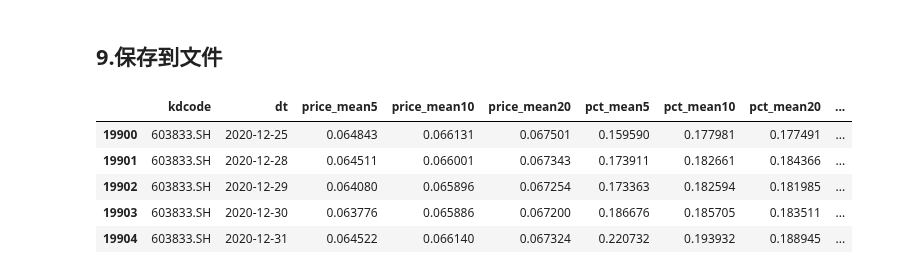
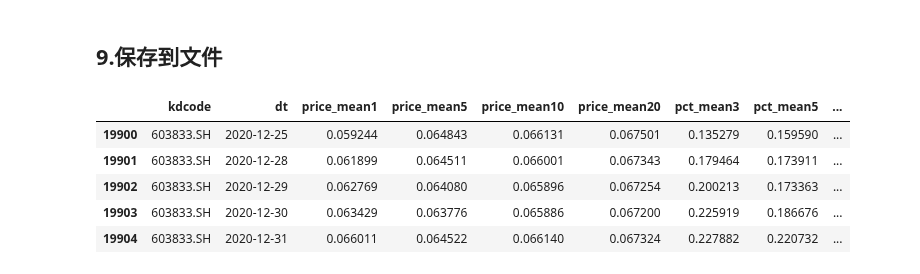
Before and after one commit to OreNoo/KandianPro, a Jupyter notebook: FinancialDataAnalysis/StockDataProcess.ipynb, the cells around one changed output. Saved outputs shown, nothing was run; the diff lists cells and outputs as text; code cells hidden in the pictures.

```diff
--- a/FinancialDataAnalysis/StockDataProcess.ipynb
+++ b/FinancialDataAnalysis/StockDataProcess.ipynb
@@ -22,15 +22,14 @@ def spider_for_hs300():
         }
         data = requests.get(url, params=key_dict)
         res=data.text
-        for i in range(len(res)):
-            if((i>0)&(res[i-1]=='"')&(res[i]>='0')&(res[i]<='9')):
-                cnt=0
-                ans=""
-                while(cnt<6):
-                    ans=ans+res[i]
-                    cnt+=1
-                    i+=1
-                hs300.append(ans)
+        res = res[42:-1]
+        List = eval(res)
+        for i in range(len(List)):
+            List[i] = List[i].split(',')
+
+        for i in range(len(List)):
+            hs300.append(List[i][0])
+
         page+=1
     return hs300
 
@@ -149,7 +148,7 @@ $$
 day日均价 = \frac{\sum_{i = 1}^{day}当天成交金额(turnover)}{\sum_{i = 1}^{day}当天成交量(volume)}
 $$
 # %%
-sizes = [5, 10, 20]
+sizes = [1, 5, 10, 20]
 
 for t, size in enumerate(sizes):
     exec("meanList%s = []" % t)
@@ -164,9 +163,10 @@ for t, size in enumerate(sizes):
                 mean_res = turnover[index - size + 1:index + 1].sum() / volume[index - size + 1:index + 1].sum()
             exec("meanList%s.append(%s)" % (t, mean_res))
 
-df['price_mean5'] = meanList0
-df['price_mean10'] = meanList1
-df['price_mean20'] = meanList2
+df['price_mean1'] = meanList0
+df['price_mean5'] = meanList1
+df['price_mean10'] = meanList2
+df['price_mean20'] = meanList3
 # %%
 print(df.shape)
 # trainDf.head()
@@ -186,7 +186,7 @@ $$
 n天平均涨跌幅 = \frac{\sum_{i = 1}^n{涨跌幅}}{n}
 $$
 # %%
-sizes = [5, 10, 20]
+sizes = [3, 5, 10]
 
 for t, size in enumerate(sizes):
     exec("meanList%s = []" % t)
@@ -200,9 +200,9 @@ for t, size in enumerate(sizes):
                 mean_res = pct[index - size + 1:index + 1].sum() / size
             exec("meanList%s.append(%s)" % (t, mean_res))
 
-df['pct_mean5'] = meanList0
-df['pct_mean10'] = meanList1
-df['pct_mean20'] = meanList2
+df['pct_mean3'] = meanList0
+df['pct_mean5'] = meanList1
+df['pct_mean10'] = meanList2
 # %%
 print(df.shape)
 # trainDf.head()
@@ -356,20 +360,20 @@ trainDf = pd.DataFrame(trainSet, columns=df.columns)
 ## 9.保存到文件
 # %%
 # 把收盘价放到最后以便于后续操作
-order = ['kdcode', 'dt', 'price_mean5', 'price_mean10', 'price_mean20', 'pct_mean5', 'pct_mean10', 'pct_mean20',
+order = ['kdcode', 'dt', 'price_mean1', 'price_mean5', 'price_mean10', 'price_mean20', 'pct_mean3', 'pct_mean5', 'pct_mean10',
          'close_mean5', 'close_mean10', 'close_mean20', 'adj_close', 'label']
 trainData_df = trainDf[order]
 testData_df = testDf[order]
 
 # trainData_df.tail()
 testData_df.tail()
 # %% [output]
-|  | kdcode | dt | price_mean5 | price_mean10 | price_mean20 | pct_mean5 | pct_mean10 | pct_mean20 | ... |
-| 19900 | 603833.SH | 2020-12-25 | 0.064843 | 0.066131 | 0.067501 | 0.159590 | 0.177981 | 0.177491 | ... |
-| 19901 | 603833.SH | 2020-12-28 | 0.064511 | 0.066001 | 0.067343 | 0.173911 | 0.182661 | 0.184366 | ... |
-| 19902 | 603833.SH | 2020-12-29 | 0.064080 | 0.065896 | 0.067254 | 0.173363 | 0.182594 | 0.181985 | ... |
-| 19903 | 603833.SH | 2020-12-30 | 0.063776 | 0.065886 | 0.067200 | 0.186676 | 0.185705 | 0.183511 | ... |
-| 19904 | 603833.SH | 2020-12-31 | 0.064522 | 0.066140 | 0.067324 | 0.220732 | 0.193932 | 0.188945 | ... |
+|  | kdcode | dt | price_mean1 | price_mean5 | price_mean10 | price_mean20 | pct_mean3 | pct_mean5 | ... |
+| 19900 | 603833.SH | 2020-12-25 | 0.059244 | 0.064843 | 0.066131 | 0.067501 | 0.135279 | 0.159590 | ... |
+| 19901 | 603833.SH | 2020-12-28 | 0.061899 | 0.064511 | 0.066001 | 0.067343 | 0.179464 | 0.173911 | ... |
+| 19902 | 603833.SH | 2020-12-29 | 0.062769 | 0.064080 | 0.065896 | 0.067254 | 0.200213 | 0.173363 | ... |
+| 19903 | 603833.SH | 2020-12-30 | 0.063429 | 0.063776 | 0.065886 | 0.067200 | 0.225919 | 0.186676 | ... |
+| 19904 | 603833.SH | 2020-12-31 | 0.066011 | 0.064522 | 0.066140 | 0.067324 | 0.227882 | 0.220732 | ... |
 # %%
 # 保存训练集、测试集数据
 trainData_df.to_csv("./data/train.csv", index=False)
```
Also changed, not shown: parts of 10 cells of this notebook, 6 other files.
